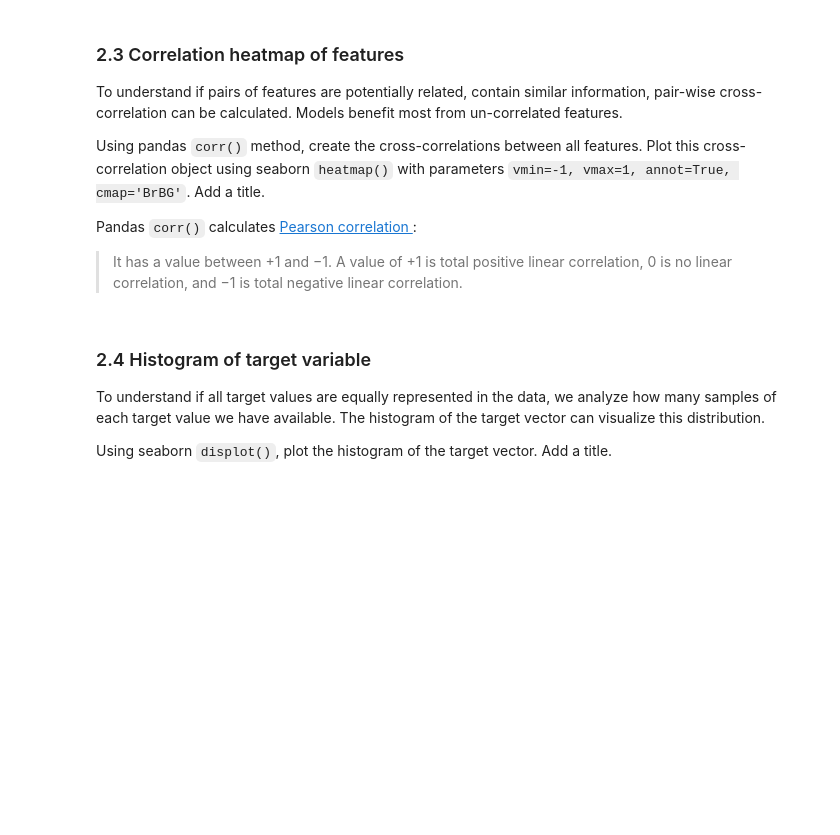
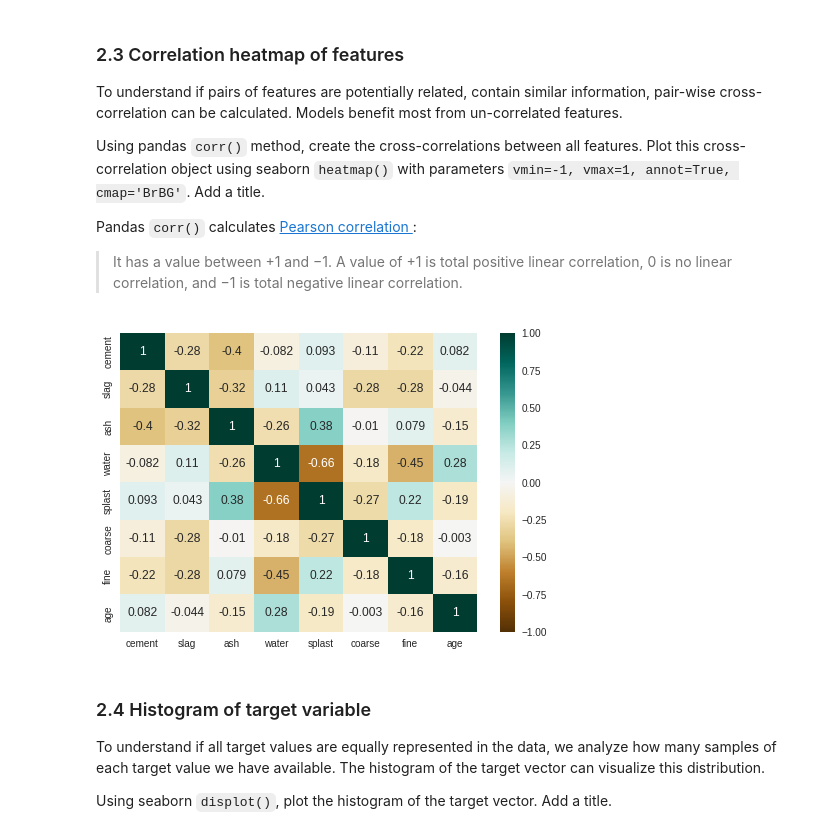
Before and after one commit to sofels/ENSF-611-Lab2, a Jupyter notebook: lab2.ipynb, the cells around one changed output. Saved outputs shown, nothing was run; the diff lists cells and outputs as text; code cells hidden in the pictures; blank space fills up the shorter version.

```diff
--- a/lab2.ipynb
+++ b/lab2.ipynb
@@ -82,3 +145,12 @@ Pandas `corr()` calculates [Pearson correlation ](https://en.wikipedia.org/wiki/
+# %%
+# TODO: add pairwise cross-correlation heatmap of features
+# evaluating cross-correlation for all features
+X_corr = X.corr()
+
+# plotting cross-correlation on heatmapy
+sns.heatmap(data=X_corr, vmin=-1, vmax=1, annot=True, cmap='BrBG');
+# %% [output]
+[figure, added]
 # %% [markdown]
 ### 2.4 Histogram of target variable
 
```
Also changed, not shown: parts of 11 cells of this notebook.
